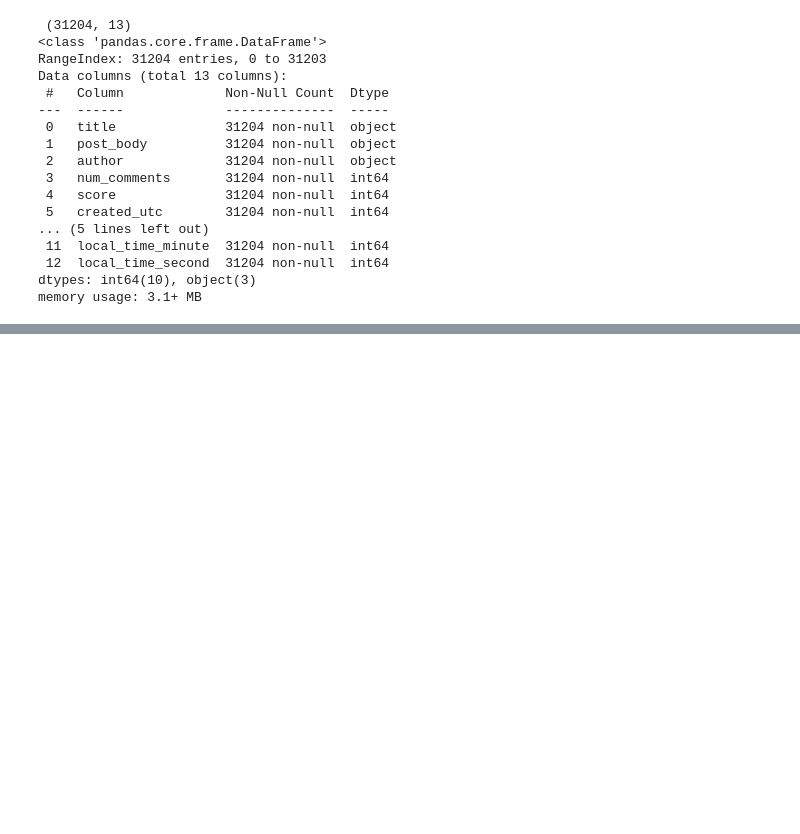
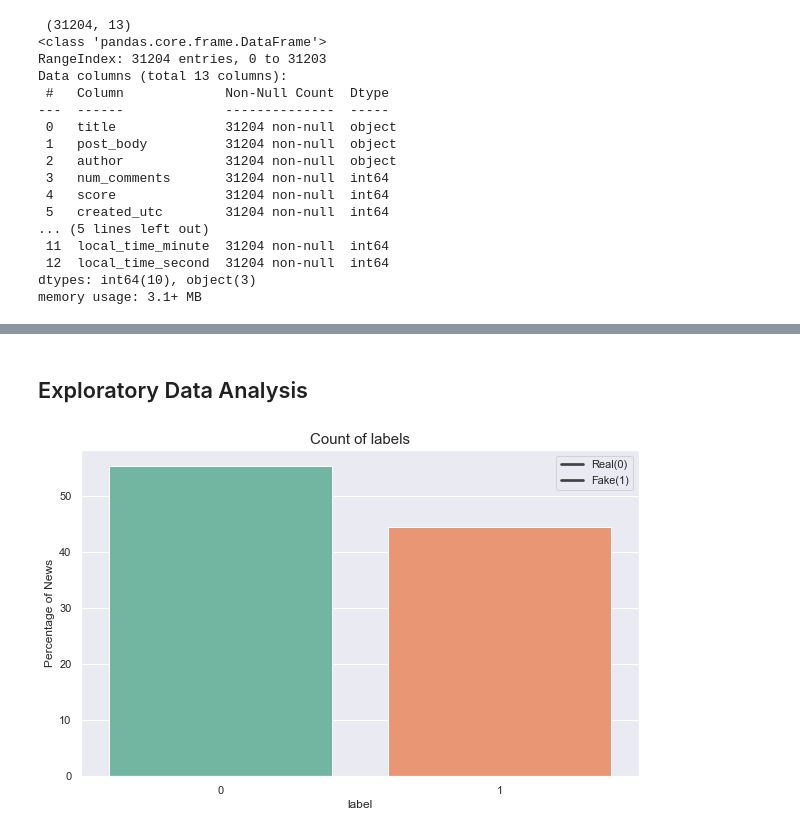
Before and after one commit to suryalijo/big-data-final-project, a Jupyter notebook: nto_to_final.ipynb, the cells around one changed output, grey strips where cells are left out. Drawn from its saved outputs; the diff is of its cells as text; code cells hidden in the pictures; blank space fills up the shorter version.

```diff
--- a/nto_to_final.ipynb
+++ b/nto_to_final.ipynb
@@ -12,6 +13,6 @@ import matplotlib.pyplot as plt
 # %%
 # Reading Not The Onion CSV File
-df = pd.read_csv("/Users/suryalijo/Desktop/AMOD_Project/nto_to_final.csv")
+df = pd.read_csv("nto_to_final.csv")
 # %%
 #Printing shape and first 5 rows of the Dataset
 
@@ -291,0 +294,13 @@ author_val = df_nto_to.author.value_counts().values
+# %% [markdown]
+## Exploratory Data Analysis
+# %%
+# Count plot for label
+sns.set(style="darkgrid")
+plt.figure(figsize=(10,6))
+ax = sns.barplot(x=df_nto_to.label, y=df_nto_to.label, palette = "Set2", data=df_nto_to, estimator=lambda x: len(x) / len(df) * 100)
+ax.set(ylabel="Percentage of News")
+plt.title('Count of labels', fontsize=15)
+plt.legend(labels=["Real(0)","Fake(1)"])
+plt.show()
+# %% [output]
+[figure, added]
```
Also changed, not shown: parts of 110 cells of this notebook.
